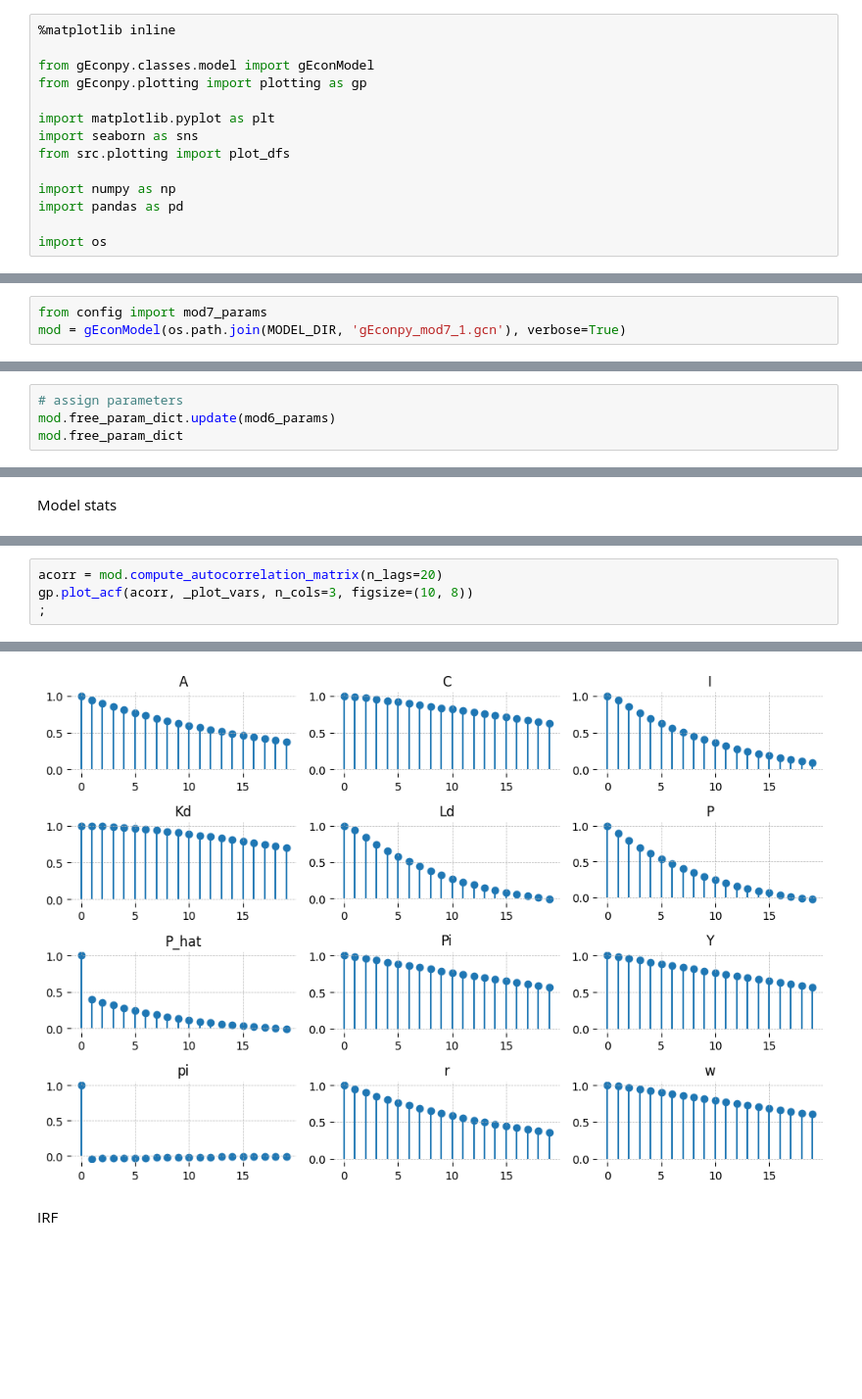
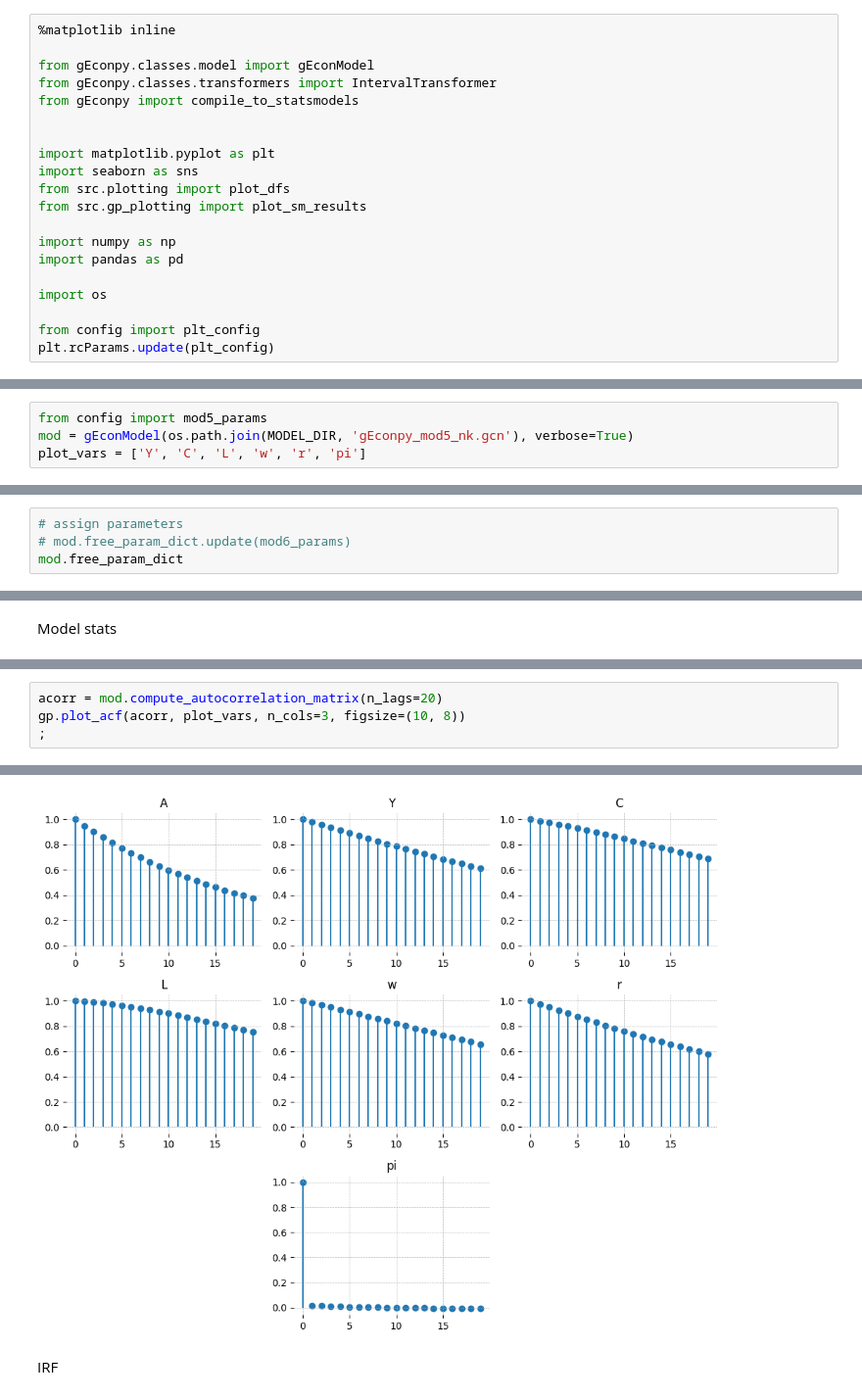
Before and after one commit to lukasgrahl/memoire1, a Jupyter notebook: notebooks/02-prep_model.ipynb, the cells around one changed output, grey strips where cells are left out. Shown: that part at 98% size. Cells and saved outputs as stored; diff of their text form; blank space fills up the shorter version.

```diff
--- a/notebooks/02-prep_model.ipynb
+++ b/notebooks/02-prep_model.ipynb
@@ -7,21 +7,28 @@ DATA_DIR is existant under: C:\Users\LukasGrahl\Documents\GIT\memoire1\data
 %matplotlib inline
 
 from gEconpy.classes.model import gEconModel
-from gEconpy.plotting import plotting as gp
+from gEconpy.classes.transformers import IntervalTransformer
+from gEconpy import compile_to_statsmodels
+
 
 import matplotlib.pyplot as plt
 import seaborn as sns
 from src.plotting import plot_dfs
+from src.gp_plotting import plot_sm_results
 
 import numpy as np
 import pandas as pd
 
 import os
+
+from config import plt_config
+plt.rcParams.update(plt_config)
 # %% [markdown]
 load model
 # %%
-from config import mod7_params
-mod = gEconModel(os.path.join(MODEL_DIR, 'gEconpy_mod7_1.gcn'), verbose=True)
+from config import mod5_params
+mod = gEconModel(os.path.join(MODEL_DIR, 'gEconpy_mod5_nk.gcn'), verbose=True)
+plot_vars = ['Y', 'C', 'L', 'w', 'r', 'pi']
 # %% [output]
 Model Building Complete.
 Found:
@@ -60,7 +73,7 @@ mod.variables
  w_t]
 # %%
 # assign parameters
-mod.free_param_dict.update(mod6_params)
+# mod.free_param_dict.update(mod6_params)
 mod.free_param_dict
 # %% [output]
 {'Theta': 0.75,
@@ -157,10 +148,10 @@ gp.plot_covariance_matrix(scov,
 # %%
 acorr = mod.compute_autocorrelation_matrix(n_lags=20)
-gp.plot_acf(acorr, _plot_vars, n_cols=3, figsize=(10, 8))
+gp.plot_acf(acorr, plot_vars, n_cols=3, figsize=(10, 8))
 ;
 # %% [output]
 ''
-[figure, old version]
+[figure, new version]
 # %% [markdown]
 IRF
 # %%
```
Also changed, not shown: parts of 24 cells of this notebook, 7 other files.
